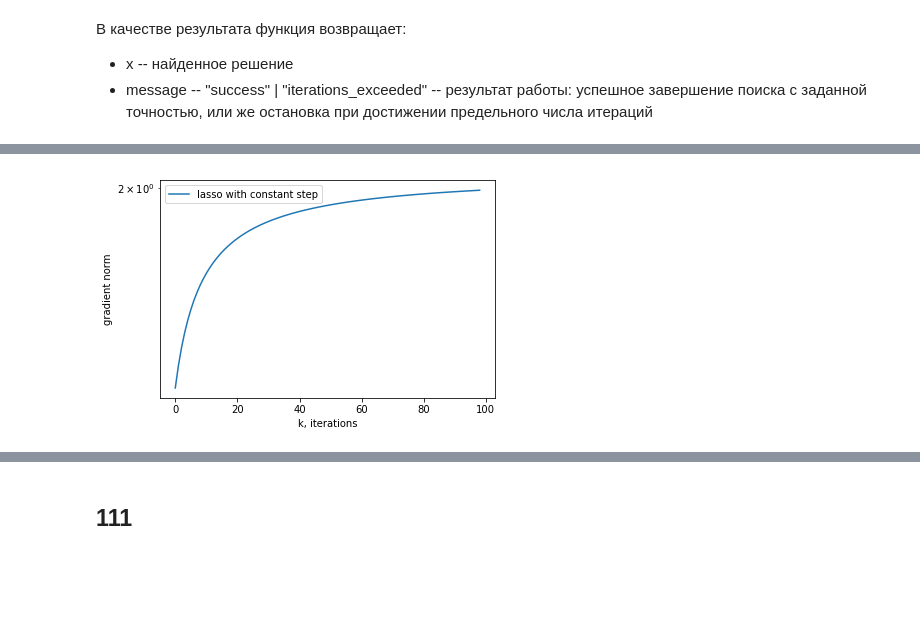
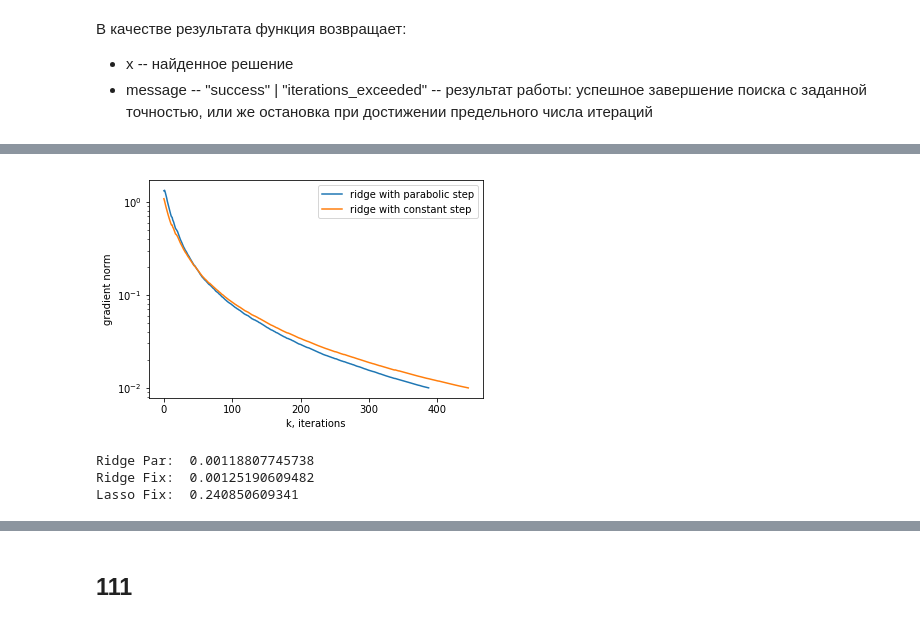
Before and after one commit to aksholokhov/skoltech-sparse-ccd-2017, a Jupyter notebook: Conditional Coordinate Descent.ipynb, the cells around one changed output, grey strips where cells are left out. Drawn from its saved outputs; the diff is of its cells as text; code cells hidden in the pictures; blank space fills up the shorter version.

```diff
--- a/Conditional Coordinate Descent.ipynb
+++ b/Conditional Coordinate Descent.ipynb
@@ -60,13 +79,16 @@ $\arg \min H\beta_k \sim \arg\min H \begin{bmatrix}b_{k}^{-1} \\ z_k\end{bmatrix
 # %%
 %%time
 
-n = int(1e5)       # Размерность пространства. Осторожно: при порядке n = 10^8 памяти в 8 GB может не хватать
+n = int(1e7)       # Размерность пространства. Осторожно: при порядке n = 10^8 памяти в 8 GB может не хватать
 m = n
 mu = 1           # Коэффицент регуляризации в задаче Ridge
 X = sparse.rand(m, n, density=5/n).tocsr()  # Матрица исходных данных Х размера [m*n], плотность = доля ненулевых эл-тов
-x_true = sparse.rand(1, n, density=0.003).tocsr()  # Искомое решение
+row_sums = np.array(X.sum(axis=1))[:,0]
+row_indices, col_indices = X.nonzero()
+X.data /= row_sums[row_indices]
+x_true = sparse.rand(1, n, density=0.0003).tocsr()  # Искомое решение
 x_true /= x_true.sum() # Решение живет на единичном симплексе
-# Вектор Y ответов в регрессии искусственно делается всюду плотным плотным путем зашумления
+# Вектор Y ответов в регрессии искусствdенно делается всюду плотным плотным путем зашумления
 y = X.dot(x_true.T) + sparse.rand(m, 1, density=1, format="csr")*0.000000000001
 print("%d non-zero elements in matrix X"%(len(X.nonzero()[1])))
 print(x_true.count_nonzero(), "non-zero elements in x_true")
@@ -108,6 +130,6 @@ from lib.optimization import noname_algorithm_ridge, noname_algorithm_lasso
 # %%
 %%time
 x, message, history = noname_algorithm_ridge(X, y, mu, x0, e = 1e-2, gradient_update_mode="heap", step="parabolic",
-                                 k_max = 1e4,  history_elements=("g_norm","time","d_sparsity", "gamma", "x_sparsity", "x_norm"))
+                                 k_max = 20,  history_elements=("g_norm","time", "preproc_time"))
 print(message)
 # %% [output]
@@ -117,6 +139,6 @@ Wall time: 8min 3s
 # %%
 %%time
 x_fix, message, history_fix = noname_algorithm_ridge(X, y, mu, x0, e = 1e-2, gradient_update_mode="heap", step="constant",
-                                 k_max = 1e4,  history_elements=("g_norm","time","d_sparsity", "gamma"))
+                                 k_max = 20,  history_elements=("g_norm","time","preproc_time"))
 print(message)
 # %% [output]
@@ -145,12 +163,12 @@ Wall time: 2.68 s
 # %%
-#semilogy(range(len(history["time"])), history["g_norm"], label = "ridge with parabolic step")
-#semilogy(range(len(history_fix["time"])), history_fix["g_norm"], label = "ridge with constant step")
+semilogy(range(len(history["time"])), history["g_norm"], label = "ridge with parabolic step")
+semilogy(range(len(history_fix["time"])), history_fix["g_norm"], label = "ridge with constant step")
 #semilogy(range(len(history_lasso["time"])), history_lasso["g_norm"], label = "lasso with constant step")
-semilogy(range(len(history_gs["time"])), history_gs["g_norm"], label = "lasso with constant step")
+#semilogy(range(len(history_gs["time"])), history_gs["g_norm"], label = "lasso with constant step")
 legend()
 xlabel("k, iterations")
 ylabel("gradient norm")
 
 show()
 # %% [output]
-[figure, old version]
+[figure, new version]
@@ -164,3 +175,14 @@ ylabel("gradient norm")
+# %%
+dual_gap_ridge_par = abs(f(x.T, X, y, mu) - f(x_true.T, X, y, mu))
+dual_gap_ridge_fix = abs(f(x_fix.T, X, y, mu) - f(x_true.T, X, y, mu))
+dual_gap_lasso_fix = abs(f(x_lasso.T, X, y, mu) - f(x_true.T, X, y, mu))
+print("Ridge Par: ", dual_gap_ridge_par)
+print("Ridge Fix: ", dual_gap_ridge_fix)
+print("Lasso Fix: ", dual_gap_lasso_fix)
+# %% [output]
+Ridge Par:  0.00118807745738
+Ridge Fix:  0.00125190609482
+Lasso Fix:  0.240850609341
 # %%
 #semilogy(range(len(history_lasso["time"])), history_lasso["g_norm"], label = "lasso")
 #show()
```
Also changed, not shown: parts of 48 cells of this notebook.
